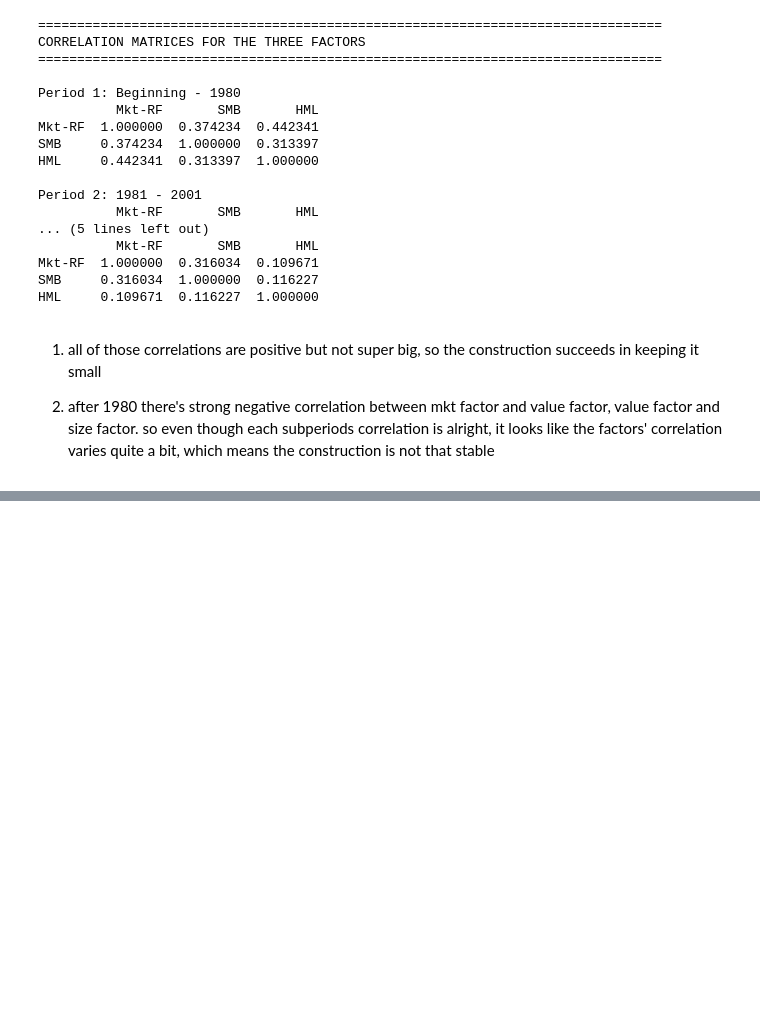
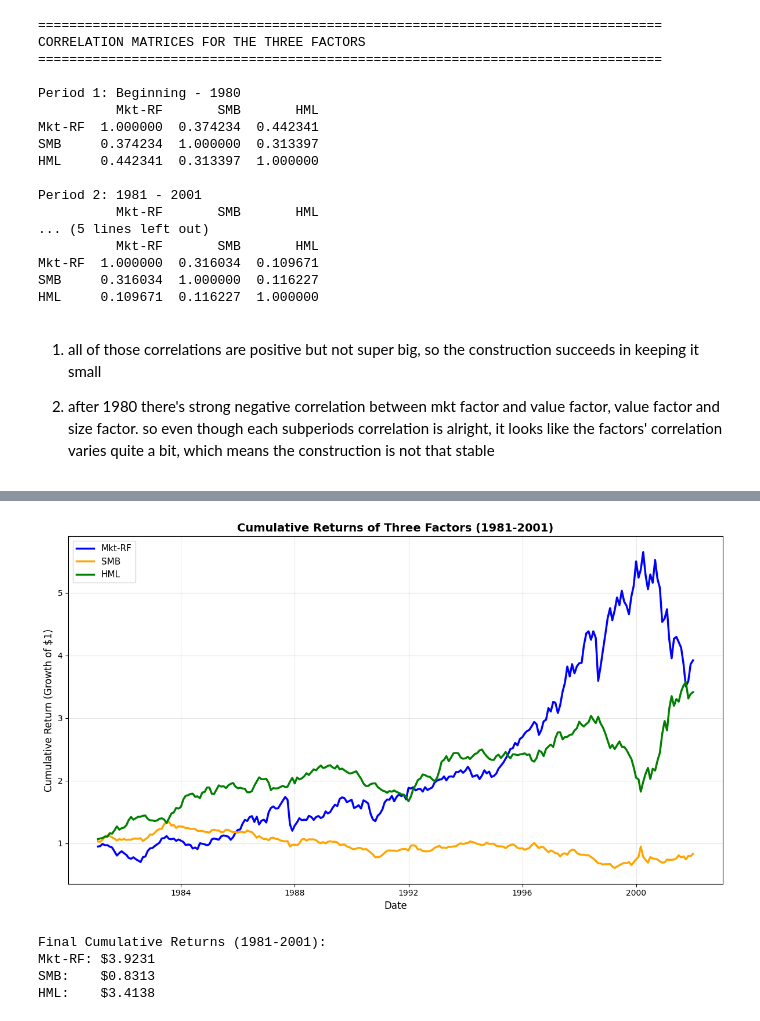
Before and after one commit to amywangyx1022/portfolio_hw_group_b, a Jupyter notebook: dfa/hw_answers.ipynb, the cells around one changed output, grey strips where cells are left out. Drawn from its saved outputs; the diff is of its cells as text; code cells hidden in the pictures; blank space fills up the shorter version.

```diff
--- a/dfa/hw_answers.ipynb
+++ b/dfa/hw_answers.ipynb
@@ -199,0 +244,25 @@ so even though each subperiods correlation is alright, it looks like the factors
+# %%
+# Calculate cumulative returns for period 2 (1981-2001)
+# First, let's check the data
+print("Checking Period 2 data:")
+print(f"Number of observations: {len(period2)}")
+print(f"\nFirst few rows of period2:")
+print(period2[[date_col, mkt_col, smb_col, hml_col]].head())
+print(f"\nData types:")
+print(period2[[mkt_col, smb_col, hml_col]].dtypes)
+
+# Reset index to ensure clean data
+period2_clean = period2.copy().reset_index(drop=True)
+
+# Calculate cumulative returns (starting from 1)
+cum_returns_p2 = pd.DataFrame()
+cum_returns_p2[date_col] = period2_clean[date_col].values
+
+# Returns are in decimal format (e.g., 0.05 for 5%), calculate cumulative product
+for factor in [mkt_col, smb_col, hml_col]:
+    cum_returns_p2[factor] = (1 + period2_clean[factor]).cumprod()
+
+print(f"\nCumulative returns calculated:")
+print(cum_returns_p2[[date_col, mkt_col, smb_col, hml_col]].head())
+print(f"\nFinal values:")
+print(cum_returns_p2[[mkt_col, smb_col, hml_col]].tail())
@@ -199,0 +287,26 @@ so even though each subperiods correlation is alright, it looks like the factors
+# %%
+# Plot cumulative returns for 1981-2001
+plt.figure(figsize=(12, 7))
+plt.plot(cum_returns_p2[date_col], cum_returns_p2[mkt_col], label='Mkt-RF', linewidth=2.5, color='blue')
+plt.plot(cum_returns_p2[date_col], cum_returns_p2[smb_col], label='SMB', linewidth=2.5, color='orange')
+plt.plot(cum_returns_p2[date_col], cum_returns_p2[hml_col], label='HML', linewidth=2.5, color='green')
+
+plt.title('Cumulative Returns of Three Factors (1981-2001)', fontsize=14, fontweight='bold')
+plt.xlabel('Date', fontsize=12)
+plt.ylabel('Cumulative Return (Growth of $1)', fontsize=12)
+plt.legend(fontsize=11, loc='best')
+plt.grid(True, alpha=0.3)
+plt.tight_layout()
+plt.show()
+
+# Print final cumulative returns
+print("\nFinal Cumulative Returns (1981-2001):")
+print(f"Mkt-RF: ${cum_returns_p2[mkt_col].iloc[-1]:.4f}")
+print(f"SMB:    ${cum_returns_p2[smb_col].iloc[-1]:.4f}")
+print(f"HML:    ${cum_returns_p2[hml_col].iloc[-1]:.4f}")
+# %% [output]
+[figure, added]
+Final Cumulative Returns (1981-2001):
+Mkt-RF: $3.9231
+SMB:    $0.8313
+HML:    $3.4138
```
Also changed, not shown: parts of 6 cells of this notebook, 1 other file.
